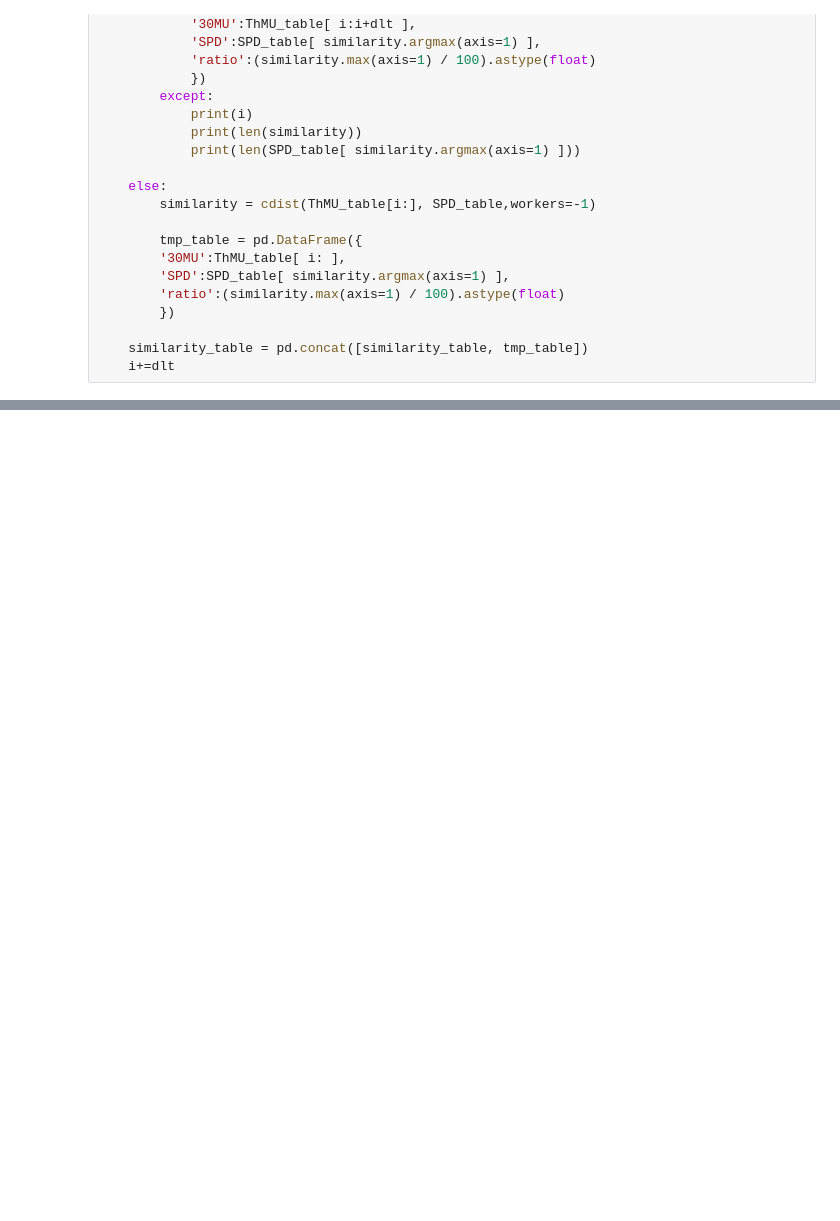
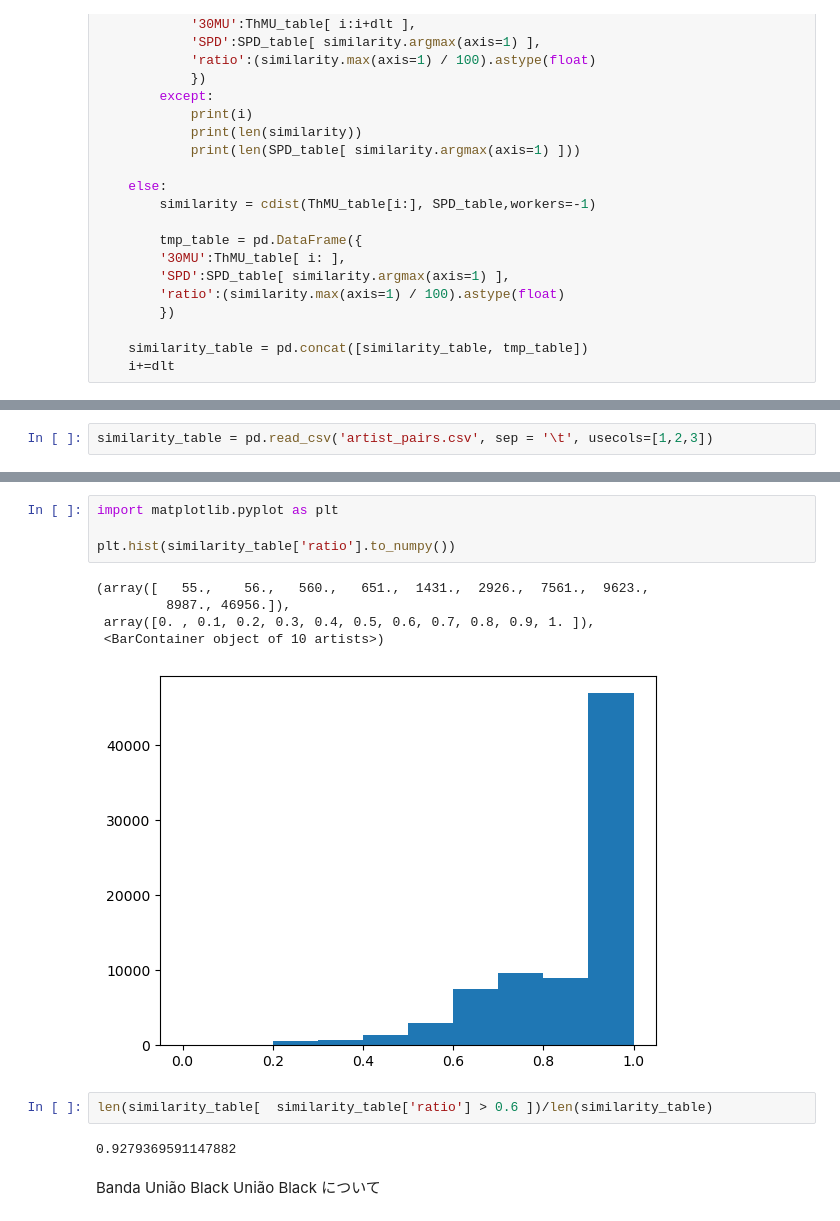
Before and after one commit to tamaki12345/master_exp, a Jupyter notebook: modify_dataset/check_same_items.ipynb, the cells around one changed output, grey strips where cells are left out. Saved outputs shown, nothing was run; the diff lists cells and outputs as text; blank space fills up the shorter version.

Commit message:
add artist track similarity check

```diff
--- a/modify_dataset/check_same_items.ipynb
+++ b/modify_dataset/check_same_items.ipynb
@@ -170,0 +177,2 @@ similarity_table.to_csv('artist_pairs.csv', sep = '\t')
+# %%
+similarity_table = pd.read_csv('artist_pairs.csv', sep = '\t', usecols=[1,2,3])
@@ -170,0 +195,16 @@ similarity_table.to_csv('artist_pairs.csv', sep = '\t')
+# %%
+import matplotlib.pyplot as plt
+
+plt.hist(similarity_table['ratio'].to_numpy())
+# %% [output]
+(array([   55.,    56.,   560.,   651.,  1431.,  2926.,  7561.,  9623.,
+         8987., 46956.]),
+ array([0. , 0.1, 0.2, 0.3, 0.4, 0.5, 0.6, 0.7, 0.8, 0.9, 1. ]),
+ <BarContainer object of 10 artists>)
+[figure, added]
+# %%
+len(similarity_table[  similarity_table['ratio'] > 0.6 ])/len(similarity_table)
+# %% [output]
+0.9279369591147882
+# %% [markdown]
+Banda União Black	União Black について
```
Also changed, not shown: parts of 14 cells of this notebook.
